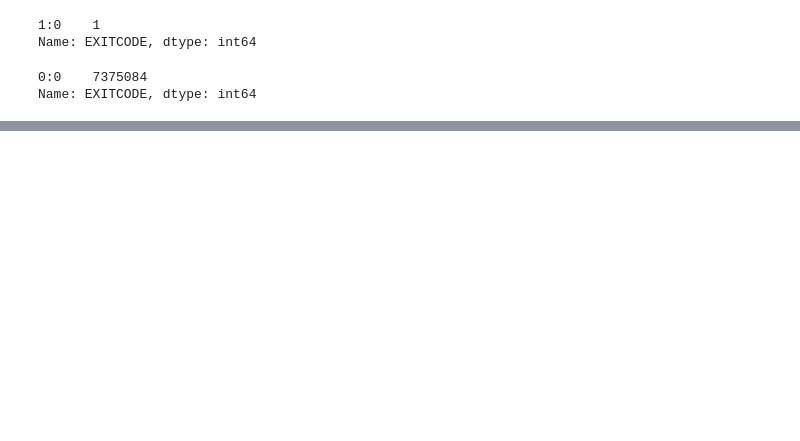
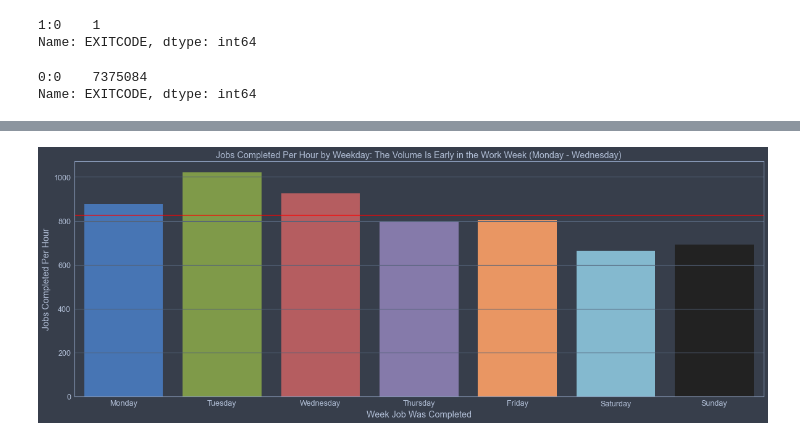
Before and after one commit to jrioross/accre-data-nerds, a Jupyter notebook: notebooks/jrr_01_fs_exploration.ipynb, the cells around one changed output, grey strips where cells are left out. Cells and saved outputs as stored; diff of their text form; code cells hidden in the pictures; blank space fills up the shorter version.

```diff
--- a/notebooks/jrr_01_fs_exploration.ipynb
+++ b/notebooks/jrr_01_fs_exploration.ipynb
@@ -89,0 +185,18 @@ fscomp = fs[fs['STATE'] == 'COMPLETED']
+# %%
+comp_per_hour_by_day = (fscomp.groupby(
+                                    pd.Grouper(key = 'END', freq = 'D')) # Group by day
+                                 ['JOBID'] # Counting job ids
+                                 .count()/24 # divide count by 24 hours in a day
+                        )
+# %%
+# display with renamed columns
+comp_per_hour_by_day = (comp_per_hour_by_day.reset_index()
+                                              .rename(columns = {'END': 'DAY',
+                                                                 'JOBID': 'COMPLETIONS PER HOUR'}
+                                                     )
+                        )
+# %%
+# Add weekday and weekday number to completions per hour by day
+comp_per_hour_by_day['WEEKDAY'] = comp_per_hour_by_day['DAY'].apply(lambda x: calendar.day_name[x.weekday()])
+comp_per_hour_by_day['WEEKDAY NUMBER'] = comp_per_hour_by_day['DAY'].apply(lambda x: x.weekday()+1)
+comp_per_hour_by_day
@@ -89,0 +219,4 @@ fscomp = fs[fs['STATE'] == 'COMPLETED']
+# %%
+# Aggregate by weekday
+comp_per_hour_weekday = comp_per_hour_by_day.groupby(['WEEKDAY NUMBER', 'WEEKDAY'], as_index = False)['COMPLETIONS PER HOUR'].mean()
+comp_per_hour_weekday
@@ -89,0 +234,17 @@ fscomp = fs[fs['STATE'] == 'COMPLETED']
+# %%
+# Plot completions per hour by weekday
+fig, ax = plt.subplots(figsize=(20,7))
+
+sns.barplot(x = 'WEEKDAY',
+            y = 'COMPLETIONS PER HOUR',
+            data = comp_per_hour_weekday,
+            ax = ax,
+           )
+
+ax.axhline(jobs_per_hour, color = 'red')
+ax.set(xlabel = 'Week Job Was Completed',
+       ylabel = 'Jobs Completed Per Hour',
+       title = 'Jobs Completed Per Hour by Weekday: The Volume Is Early in the Work Week (Monday - Wednesday)')
+plt.show()
+# %% [output]
+[figure, added]
```
Also changed, not shown: parts of 29 cells of this notebook.
